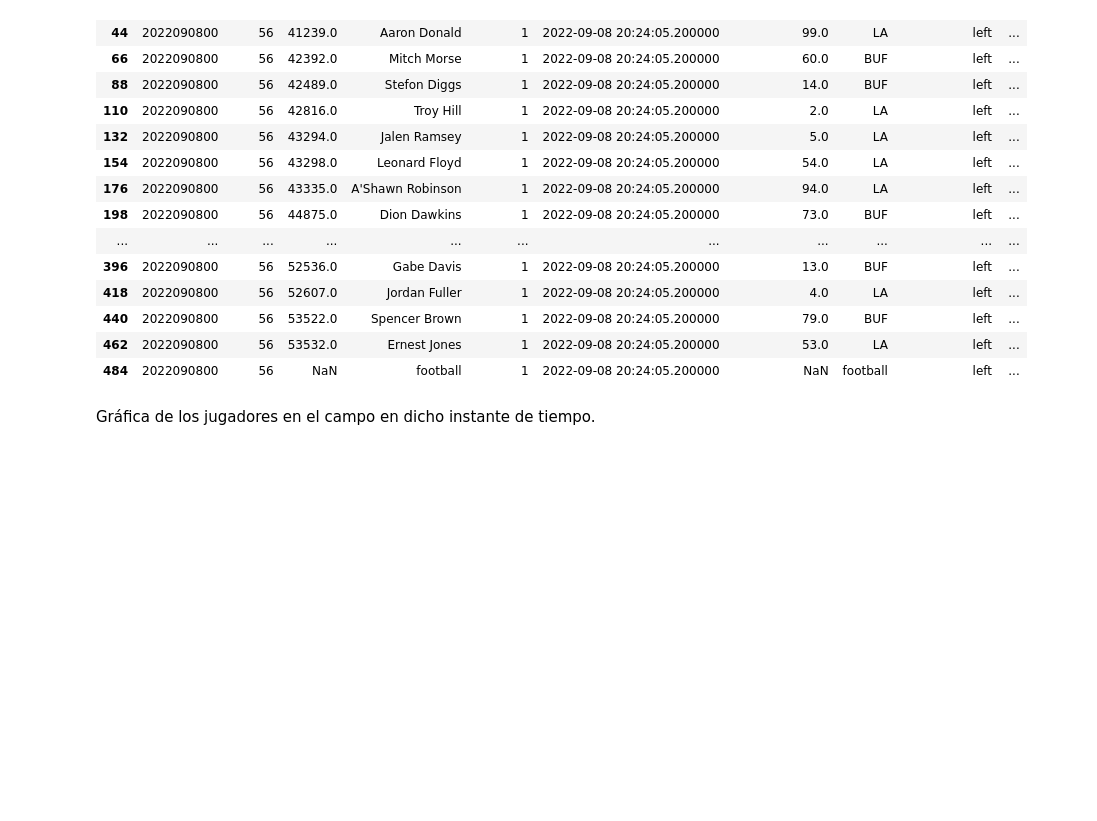
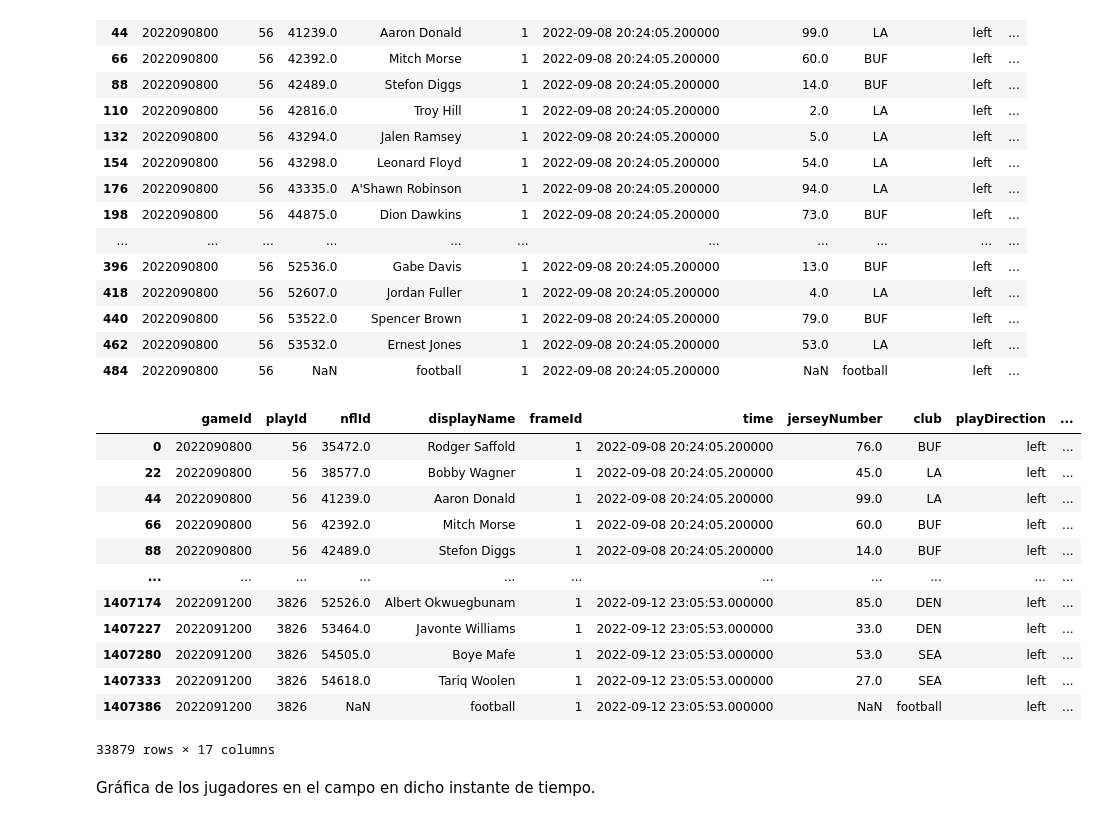
Before and after one commit to Alf-caput/NFL2022_TacklePredictNN, a Jupyter notebook: Practica_final.ipynb, the cells around one changed output. Saved outputs shown, nothing was run; the diff lists cells and outputs as text; code cells hidden in the pictures; blank space fills up the shorter version.

Commit message:
falta comprobar cuantos frames hay por juego

```diff
--- a/Practica_final.ipynb
+++ b/Practica_final.ipynb
@@ -94,3 +94,5 @@ dfs['tracking_week_1'].head(3) # para que muestre las 3 primeras filas
 Para crear una única tabla con los ids (`gameId`) y los datos de entrenamiento de la primera semana (`tracking_week_1`)
 # %%
 game_ids = dfs['tracking_week_1']['gameId'].unique()
+frame_ids = dfs['tracking_week_1']['frameId'].unique()
+print(frame_ids)
@@ -139,6 +149,24 @@ snapshot
 | 440 | 2022090800 | 56 | 53522.0 | Spencer Brown | 1 | 2022-09-08 20:24:05.200000 | 79.0 | BUF | left | ... |
 | 462 | 2022090800 | 56 | 53532.0 | Ernest Jones | 1 | 2022-09-08 20:24:05.200000 | 53.0 | LA | left | ... |
 | 484 | 2022090800 | 56 | NaN | football | 1 | 2022-09-08 20:24:05.200000 | NaN | football | left | ... |
+# %%
+df = dfs['tracking_week_1']
+snapshot2 = df[df['frameId'] == frame_ids[0]]
+snapshot2
+# %% [output]
+|  | gameId | playId | nflId | displayName | frameId | time | jerseyNumber | club | playDirection | ... |
+| 0 | 2022090800 | 56 | 35472.0 | Rodger Saffold | 1 | 2022-09-08 20:24:05.200000 | 76.0 | BUF | left | ... |
+| 22 | 2022090800 | 56 | 38577.0 | Bobby Wagner | 1 | 2022-09-08 20:24:05.200000 | 45.0 | LA | left | ... |
+| 44 | 2022090800 | 56 | 41239.0 | Aaron Donald | 1 | 2022-09-08 20:24:05.200000 | 99.0 | LA | left | ... |
+| 66 | 2022090800 | 56 | 42392.0 | Mitch Morse | 1 | 2022-09-08 20:24:05.200000 | 60.0 | BUF | left | ... |
+| 88 | 2022090800 | 56 | 42489.0 | Stefon Diggs | 1 | 2022-09-08 20:24:05.200000 | 14.0 | BUF | left | ... |
+| ... | ... | ... | ... | ... | ... | ... | ... | ... | ... | ... |
+| 1407174 | 2022091200 | 3826 | 52526.0 | Albert Okwuegbunam | 1 | 2022-09-12 23:05:53.000000 | 85.0 | DEN | left | ... |
+| 1407227 | 2022091200 | 3826 | 53464.0 | Javonte Williams | 1 | 2022-09-12 23:05:53.000000 | 33.0 | DEN | left | ... |
+| 1407280 | 2022091200 | 3826 | 54505.0 | Boye Mafe | 1 | 2022-09-12 23:05:53.000000 | 53.0 | SEA | left | ... |
+| 1407333 | 2022091200 | 3826 | 54618.0 | Tariq Woolen | 1 | 2022-09-12 23:05:53.000000 | 27.0 | SEA | left | ... |
+| 1407386 | 2022091200 | 3826 | NaN | football | 1 | 2022-09-12 23:05:53.000000 | NaN | football | left | ... |
+33879 rows × 17 columns
 # %% [markdown]
 Gráfica de los jugadores en el campo en dicho instante de tiempo.
 # %%
```
Also changed, not shown: parts of 2 cells of this notebook.
